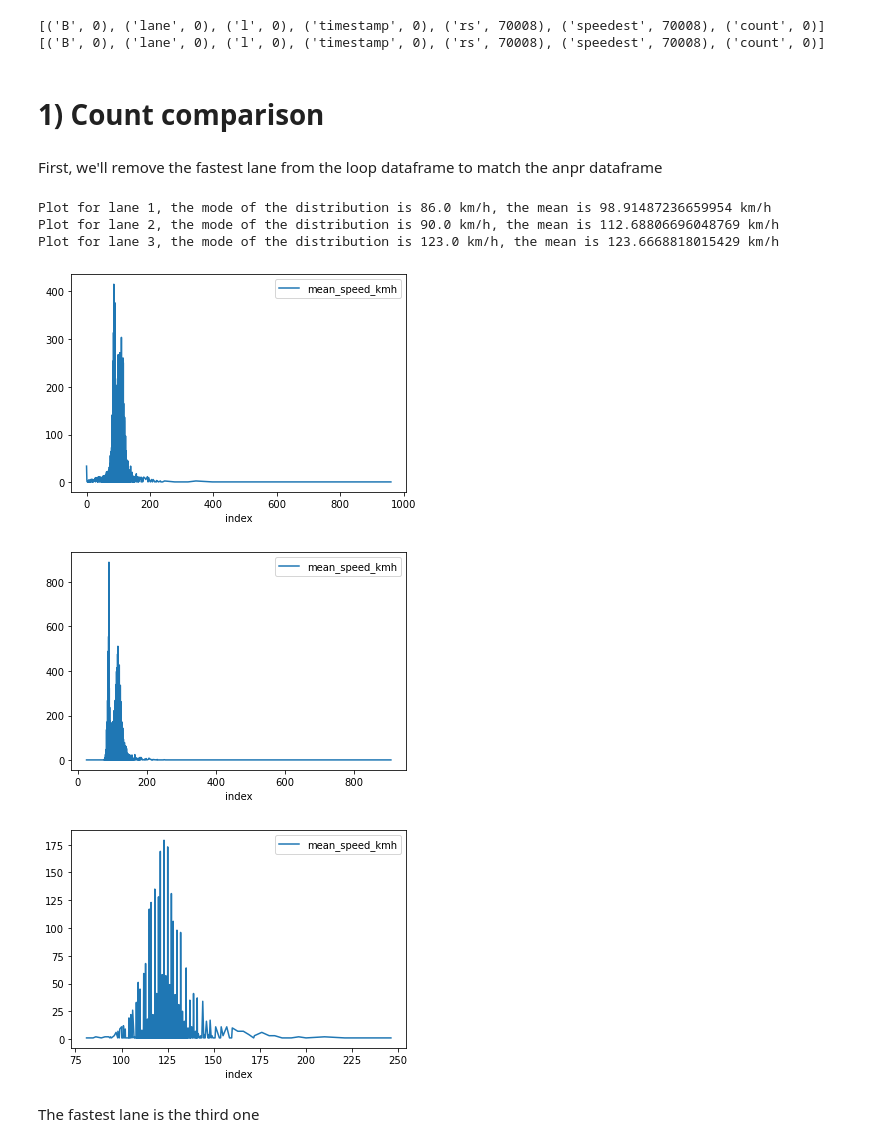
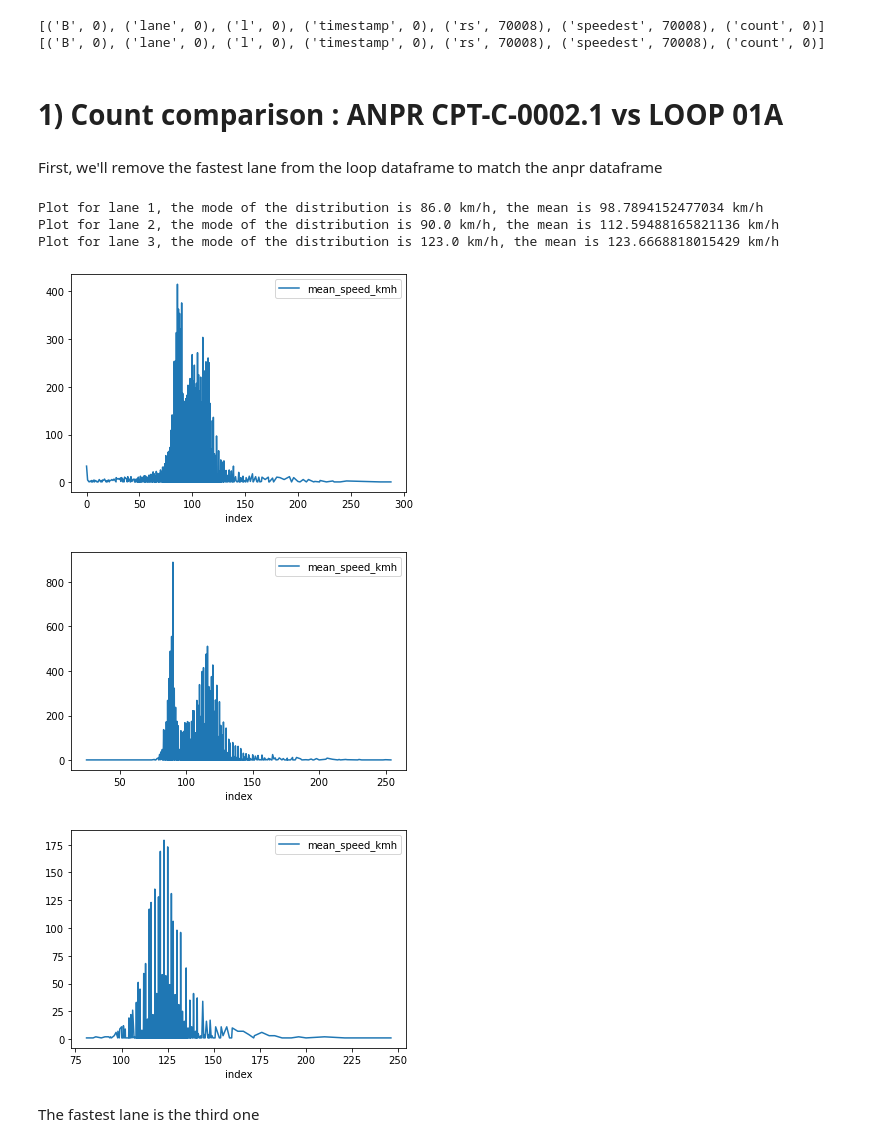
Before and after one commit to khookh/MacqProject, a Jupyter notebook: data_science_exercise.ipynb, the cells around one changed output. Cells and saved outputs as stored; diff of their text form; code cells hidden in the pictures.

```diff
--- a/data_science_exercise.ipynb
+++ b/data_science_exercise.ipynb
@@ -147,20 +147,24 @@ anpr_df = anpr_df[anpr_df['count']!=0] # # drop entries where count=0
 # %% [markdown]
-# 1) Count comparison
+# 1) Count comparison : ANPR CPT-C-0002.1 vs LOOP 01A
 # %% [markdown]
 First, we'll remove the fastest lane from the loop dataframe to match the anpr dataframe
 # %%
+# delete outliers
+counting_loop_df = counting_loop_df[counting_loop_df['mean_speed_kmh']<300]
+
+
 for lane in counting_loop_df.loop.unique():
     temp_df = counting_loop_df[counting_loop_df.loop == lane]
     sp = temp_df.mean_speed_kmh
     print(f'Plot for lane {lane}, the mode of the distribution is {sp.mode()[0]} km/h, the mean is {sp.mean()} km/h')
     speed_distribution = pd.DataFrame(temp_df['mean_speed_kmh'].value_counts())
     speed_distribution.sort_index().reset_index().plot(x ='index', y=['mean_speed_kmh'], kind = 'line')
 # %% [output]
-Plot for lane 1, the mode of the distribution is 86.0 km/h, the mean is 98.91487236659954 km/h
-Plot for lane 2, the mode of the distribution is 90.0 km/h, the mean is 112.68806696048769 km/h
+Plot for lane 1, the mode of the distribution is 86.0 km/h, the mean is 98.7894152477034 km/h
+Plot for lane 2, the mode of the distribution is 90.0 km/h, the mean is 112.59488165821136 km/h
 Plot for lane 3, the mode of the distribution is 123.0 km/h, the mean is 123.6668818015429 km/h
-[figure, old version]
+[figure, new version]
-[figure, old version]
+[figure, new version]
 [figure]
 # %% [markdown]
 The fastest lane is the third one
```
Also changed, not shown: parts of 14 cells of this notebook.
